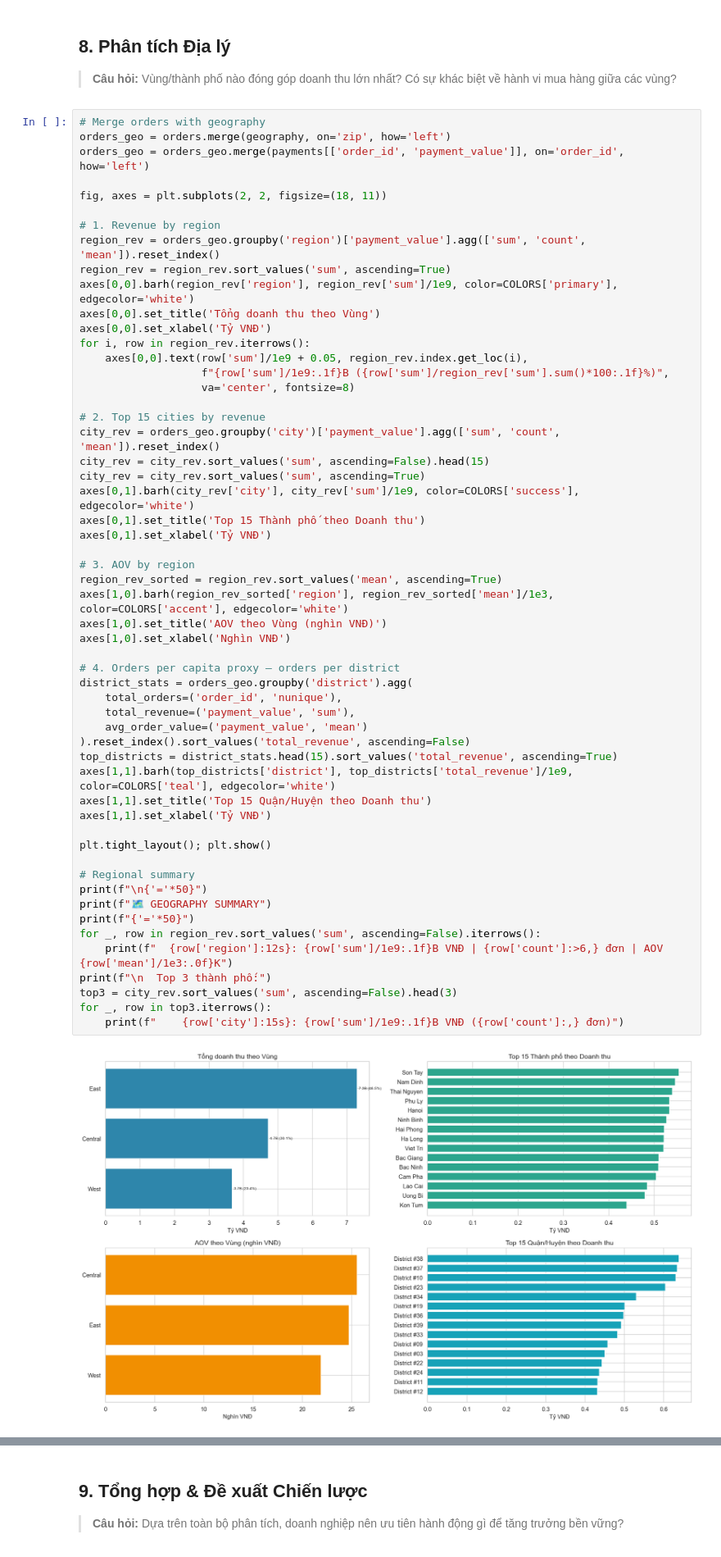
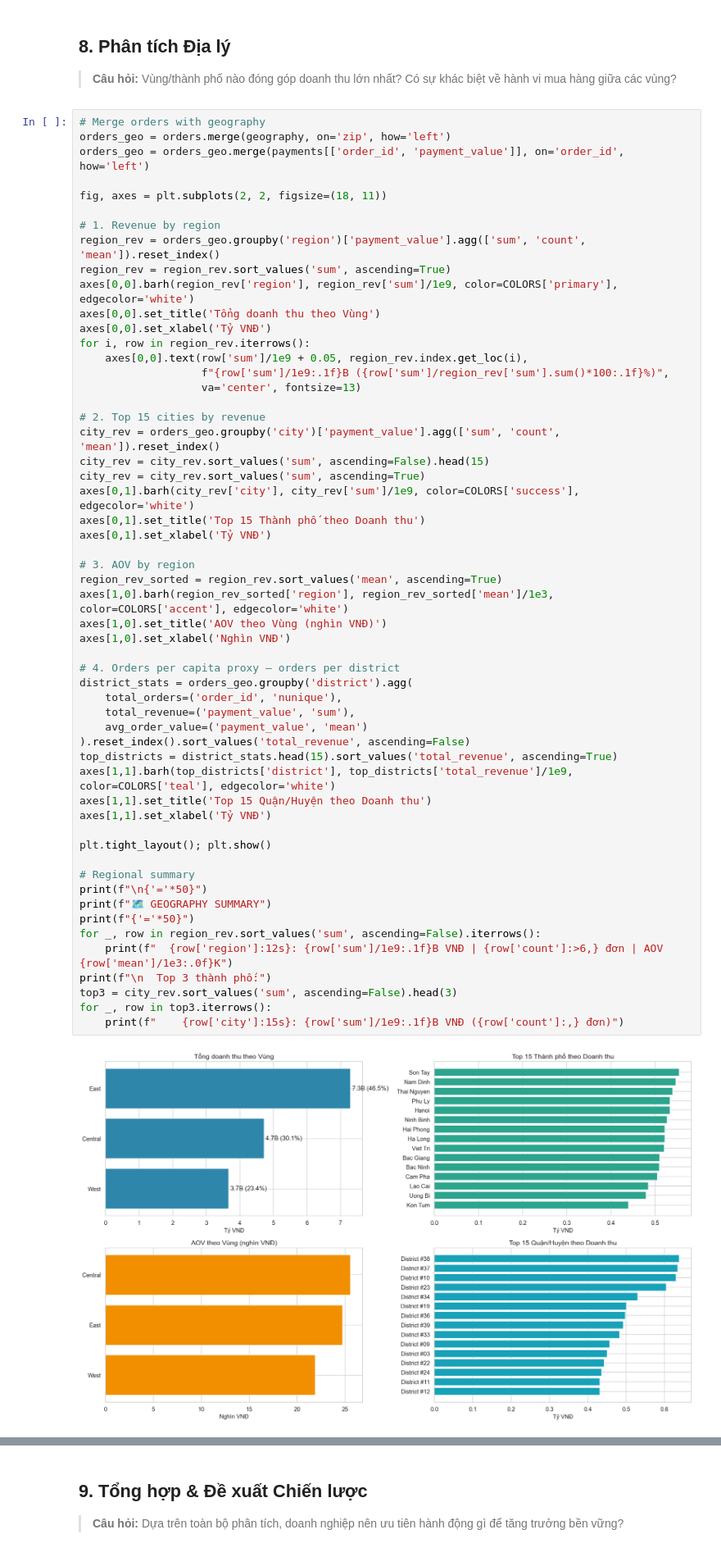
Before and after one commit to trieutienthanh284/Datathon2026, a Jupyter notebook: P2_EDA_Visualization.ipynb, the cells around one changed output, grey strips where cells are left out. Shown at 82% size. Saved outputs shown, nothing was run; the diff lists cells and outputs as text.

Commit message:
EDA & Visualization

```diff
--- a/P2_EDA_Visualization.ipynb
+++ b/P2_EDA_Visualization.ipynb
@@ -942,7 +941,7 @@ axes[0,0].set_xlabel('Tỷ VNĐ')
 for i, row in region_rev.iterrows():
     axes[0,0].text(row['sum']/1e9 + 0.05, region_rev.index.get_loc(i),
                    f"{row['sum']/1e9:.1f}B ({row['sum']/region_rev['sum'].sum()*100:.1f}%)",
-                   va='center', fontsize=8)
+                   va='center', fontsize=13)
 
 # 2. Top 15 cities by revenue
 city_rev = orders_geo.groupby('city')['payment_value'].agg(['sum', 'count', 'mean']).reset_index()
@@ -955,34 +954,34 @@ axes[0,1].set_xlabel('Tỷ VNĐ')
 # 3. AOV by region
 region_rev_sorted = region_rev.sort_values('mean', ascending=True)
 axes[1,0].barh(region_rev_sorted['region'], region_rev_sorted['mean']/1e3, color=COLORS['accent'], edgecolor='white')
 axes[1,0].set_title('AOV theo Vùng (nghìn VNĐ)')
 axes[1,0].set_xlabel('Nghìn VNĐ')
 
 # 4. Orders per capita proxy — orders per district
 district_stats = orders_geo.groupby('district').agg(
     total_orders=('order_id', 'nunique'),
     total_revenue=('payment_value', 'sum'),
     avg_order_value=('payment_value', 'mean')
 ).reset_index().sort_values('total_revenue', ascending=False)
 top_districts = district_stats.head(15).sort_values('total_revenue', ascending=True)
 axes[1,1].barh(top_districts['district'], top_districts['total_revenue']/1e9, color=COLORS['teal'], edgecolor='white')
 axes[1,1].set_title('Top 15 Quận/Huyện theo Doanh thu')
 axes[1,1].set_xlabel('Tỷ VNĐ')
 
 plt.tight_layout(); plt.show()
 
 # Regional summary
 print(f"\n{'='*50}")
 print(f"🗺️ GEOGRAPHY SUMMARY")
 print(f"{'='*50}")
 for _, row in region_rev.sort_values('sum', ascending=False).iterrows():
     print(f"  {row['region']:12s}: {row['sum']/1e9:.1f}B VNĐ | {row['count']:>6,} đơn | AOV {row['mean']/1e3:.0f}K")
 print(f"\n  Top 3 thành phố:")
 top3 = city_rev.sort_values('sum', ascending=False).head(3)
 for _, row in top3.iterrows():
     print(f"    {row['city']:15s}: {row['sum']/1e9:.1f}B VNĐ ({row['count']:,} đơn)")
 # %% [output]
-[figure, old version]
+[figure, new version]
 ==================================================
 🗺️ GEOGRAPHY SUMMARY
 ==================================================
```
Also changed, not shown: parts of 2 cells of this notebook.
